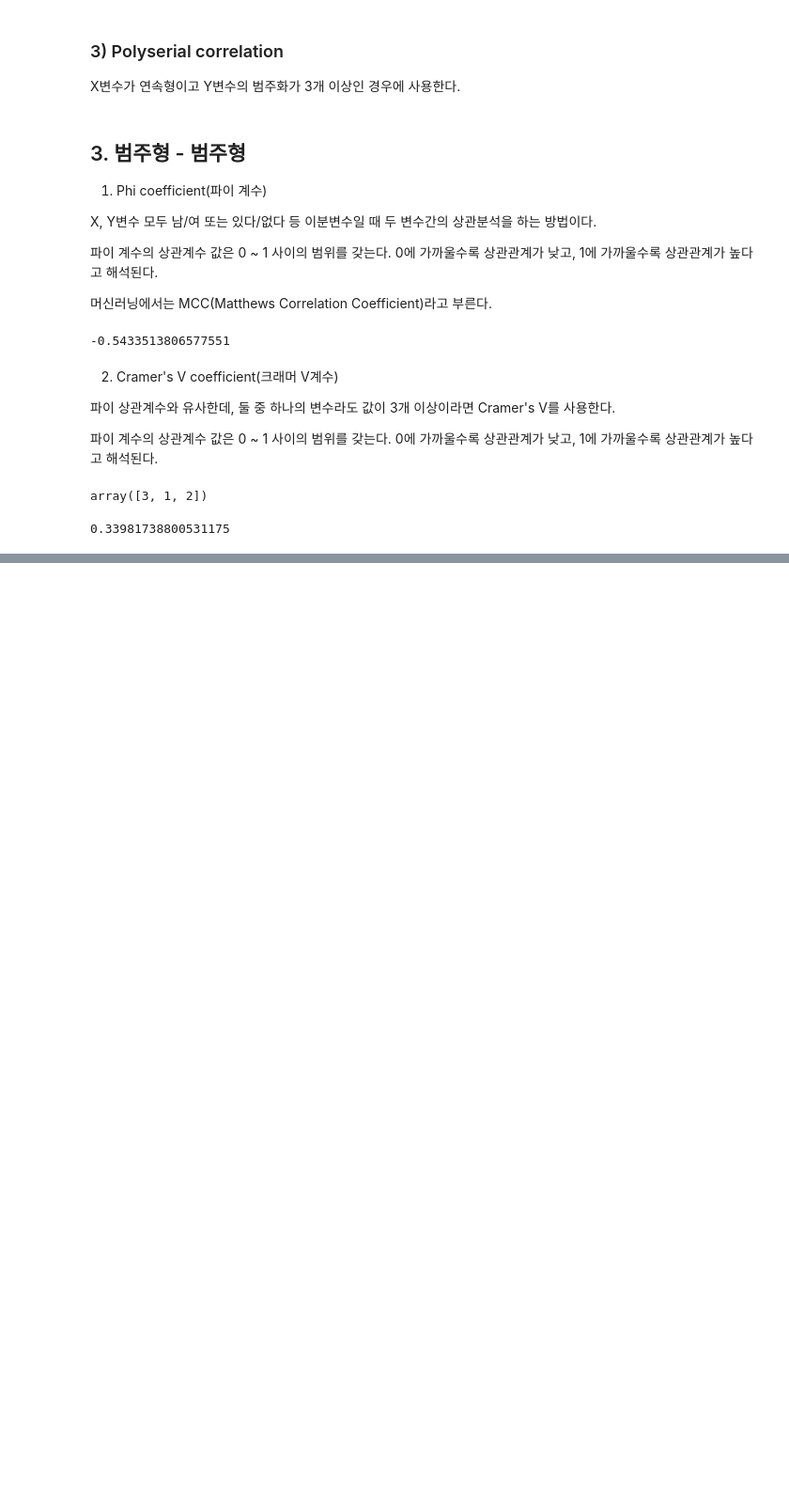
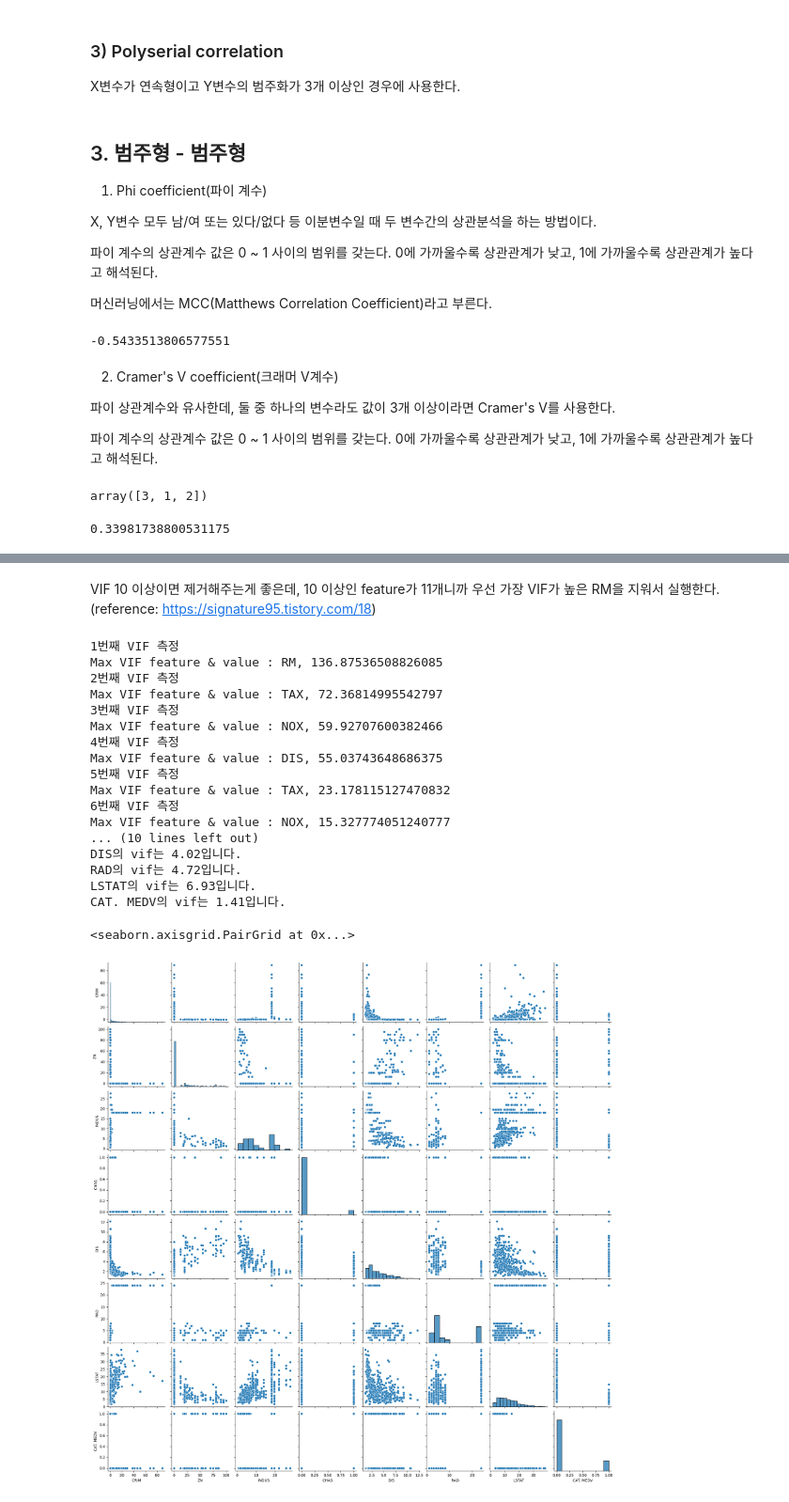
Before and after one commit to heyitsmialee/Learning-Logs, a Jupyter notebook: Correlation_Coefficients.ipynb, the cells around one changed output, grey strips where cells are left out. Shown at 94% size. Drawn from its saved outputs; the diff is of its cells as text; code cells hidden in the pictures; blank space fills up the shorter version.

```diff
--- a/Correlation_Coefficients.ipynb
+++ b/Correlation_Coefficients.ipynb
@@ -292,0 +374,64 @@ cramers_V(df['Pclass'],df['Survived'])
+# %% [markdown]
+VIF 10 이상이면 제거해주는게 좋은데, 10 이상인 feature가 11개니까 우선 가장 VIF가 높은 RM을 지워서 실행한다.
+(reference: https://signature95.tistory.com/18)
+# %%
+def cal_vif2(x):
+    # vif 10 이상일 때 drop을 위한 임계값 설정
+    thresh = 10
+
+    # Filter method로 feature selection 진행 후 최종 도출 될 데이터 프레임 형성
+    output = pd.DataFrame()
+
+    # 데이터의 컬럼 개수 설정
+    k = x.shape[1]
+
+    # VIF 측정
+    vif = [variance_inflation_factor(x.values, i) for i in range(x.shape[1])]
+    for i in range(1,k):
+        print(f'{i}번째 VIF 측정')
+        # VIF 최대 값 선정
+        a = np.argmax(vif)
+        print(f'Max VIF feature & value : {x.columns[a]}, {vif[a]}')
+
+        # VIF 최대 값이 임계치를 넘지 않는 경우 break
+        if (vif[a] <= thresh):
+            print('\n')
+            for q in range(output.shape[1]):
+                print(f'{output.columns[q]}의 vif는 {np.round(vif[q],2)}입니다.')
+            break
+
+        # VIF 최대 값이 임계치를 넘는 경우, + 1번째 시도인 경우 : if 문으로 해당 feature 제거 후 다시 vif 측정
+        if (i == 1):
+            output = x.drop(x.columns[a], axis = 1)
+            vif = [variance_inflation_factor(output.values, j) for j in range(output.shape[1])]
+
+        # VIF 최대 값이 임계치를 넘는 경우, + 1번째 이후 시도인 경우 : if 문으로 해당 feature 제거 후 다시 vif 측정
+        elif (i > 1):
+            output = output.drop(output.columns[a], axis = 1)
+            vif = [variance_inflation_factor(output.values, j) for j in range(output.shape[1])]
+    return(output)
+
+data2 = cal_vif2(data)
+data2
+
+sns.pairplot(data2)
+# %% [output]
+1번째 VIF 측정
+Max VIF feature & value : RM, 136.87536508826085
+2번째 VIF 측정
+Max VIF feature & value : TAX, 72.36814995542797
+3번째 VIF 측정
+Max VIF feature & value : NOX, 59.92707600382466
+4번째 VIF 측정
+Max VIF feature & value : DIS, 55.03743648686375
+5번째 VIF 측정
+Max VIF feature & value : TAX, 23.178115127470832
+6번째 VIF 측정
+Max VIF feature & value : NOX, 15.327774051240777
+... (10 lines left out)
+DIS의 vif는 4.02입니다.
+RAD의 vif는 4.72입니다.
+LSTAT의 vif는 6.93입니다.
+CAT. MEDV의 vif는 1.41입니다.
+<seaborn.axisgrid.PairGrid at 0x...>
+[figure, added]
```
Also changed, not shown: parts of 17 cells of this notebook.
